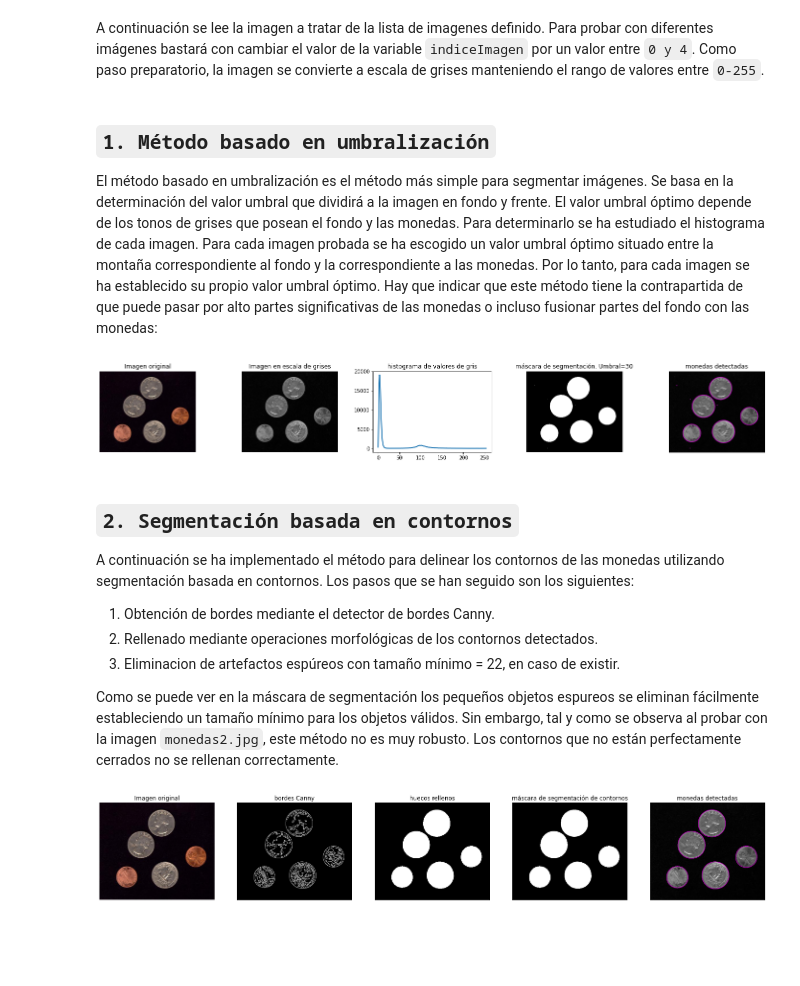
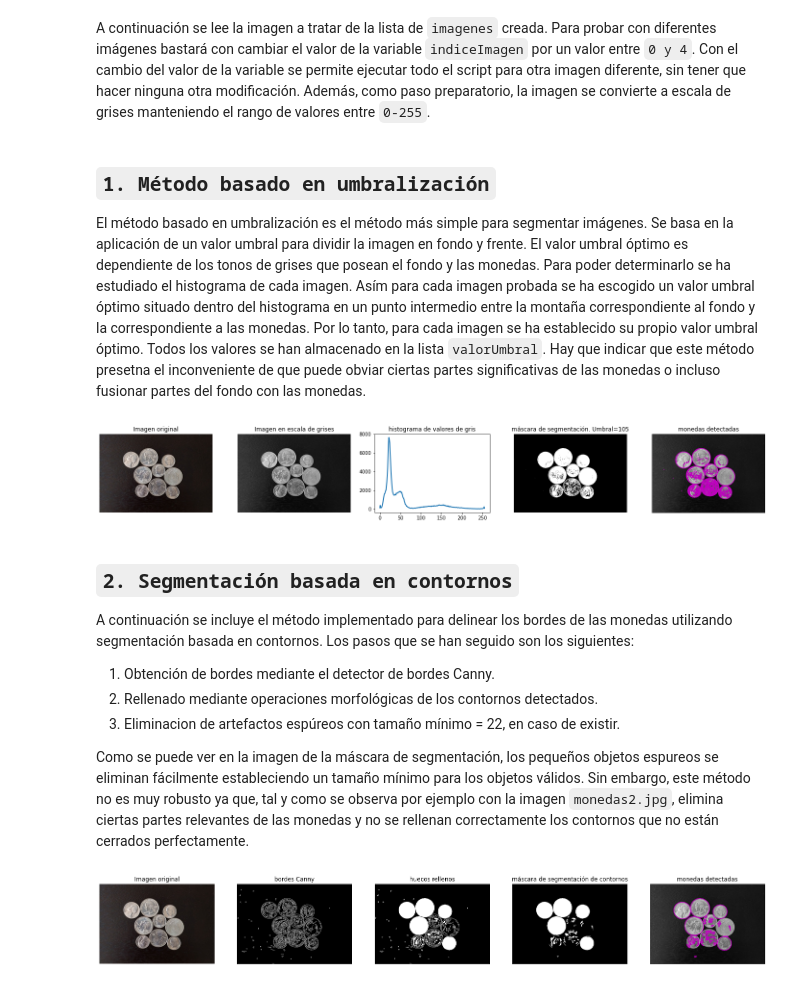
Before and after one commit to azarkiel/PercepcionComputacional, a Jupyter notebook: Actividad3_segmentadores.ipynb, the cells around one changed output. Drawn from its saved outputs; the diff is of its cells as text; code cells hidden in the pictures; blank space fills up the shorter version.

```diff
--- a/Actividad3_segmentadores.ipynb
+++ b/Actividad3_segmentadores.ipynb
@@ -35,55 +62,55 @@ Las imágenes de ``GroundTruth`` empleadas para la evaluación de los segmentado
 # %% [markdown]
-A continuación se lee la imagen a tratar de la lista de imagenes definido. Para probar con diferentes imágenes bastará con cambiar el valor de la variable ``indiceImagen`` por un valor entre ``0 y 4``. Como paso preparatorio, la imagen se convierte a escala de grises manteniendo el rango de valores entre ``0-255``.
+A continuación se lee la imagen a tratar de la lista de ``imagenes`` creada. Para probar con diferentes imágenes bastará con cambiar el valor de la variable ``indiceImagen`` por un valor entre ``0 y 4``. Con el cambio del valor de la variable se permite ejecutar todo el script para otra imagen diferente, sin tener que hacer ninguna otra modificación. Además, como paso preparatorio, la imagen se convierte a escala de grises manteniendo el rango de valores entre ``0-255``.
 # %%
-indiceImagen = 0  # Para probar otras imagenes cambiar el indice por 0,1,2,3 o 4.
+indiceImagen = 1  # Para probar otras imagenes cambiar el indice por 0,1,2,3 o 4.
 imagenOriginal = io.imread(imagenes[indiceImagen])
 monedas = (rgb2grey(imagenOriginal)*256).astype('uint8')
 # %% [markdown]
 ## ``1. Método basado en umbralización``
 
-El método basado en umbralización es el método más simple para segmentar imágenes. Se basa en la determinación del valor umbral que dividirá a la imagen en fondo y frente. El valor umbral óptimo depende de los tonos de grises que posean el fondo y las monedas. Para determinarlo se ha estudiado el histograma de cada imagen. Para cada imagen probada se ha escogido un valor umbral óptimo situado entre la montaña correspondiente al fondo y la correspondiente a las monedas. Por lo tanto, para cada imagen se ha establecido su propio valor umbral óptimo. Hay que indicar que este método tiene la contrapartida de que puede pasar por alto partes significativas de las monedas o incluso fusionar partes del fondo con las monedas:
+El método basado en umbralización es el método más simple para segmentar imágenes. Se basa en la aplicación de un valor umbral para dividir la imagen en fondo y frente. El valor umbral óptimo es dependiente de los tonos de grises que posean el fondo y las monedas. Para poder determinarlo se ha estudiado el histograma de cada imagen. Asím para cada imagen probada se ha escogido un valor umbral óptimo situado dentro del histograma en un punto intermedio entre la montaña correspondiente al fondo y la correspondiente a las monedas. Por lo tanto, para cada imagen se ha establecido su propio valor umbral óptimo. Todos los valores se han almacenado en la lista ``valorUmbral``. Hay que indicar que este método presetna el inconveniente de que puede obviar ciertas partes significativas de las monedas o incluso fusionar partes del fondo con las monedas.
 # %%
 hist, hist_centers = histogram(monedas)
-valorUmbral = [30, 105, 85, 80, 115] # Esta lista contiene el valor umbral para cada una de las imágenes.
+valorUmbral = [30, 105, 85, 80, 115] # Esta lista contiene el valor umbral para cada una de las imágenes
 mascaraUmbralizacion = monedas > valorUmbral[indiceImagen] # Esta máscara será la que utilicemos en la evaluación
 
 plt.figure(figsize=(30,3))
-plt.subplot(1,6,1),plt.imshow(imagenOriginal, cmap=plt.cm.gray);plt.title('Imagen original'), plt.axis('off')
+plt.subplot(1,6,1),plt.imshow(imagenOriginal);plt.title('Imagen original'), plt.axis('off')
 plt.subplot(1,6,2),plt.imshow(monedas, cmap=plt.cm.gray);plt.title('Imagen en escala de grises'), plt.axis('off')
 plt.subplot(1,6,3),plt.plot(hist_centers, hist, lw=2);plt.title('histograma de valores de gris')
-plt.subplot(1,6,4),plt.imshow(mascaraUmbralizacion, cmap=plt.cm.gray);plt.title("máscara de segmentación. Umbral="+str(valorUmbral[indiceImagen])), plt.axis('off')
-plt.subplot(1,6,5),plt.imshow(monedas, cmap=plt.cm.gray),plt.contour(mascaraUmbralizacion, [0.5], linewidths=1.2, colors='m');plt.title('monedas detectadas'), plt.xticks([]), plt.yticks([])
+plt.subplot(1,6,4),plt.imshow(mascaraUmbralizacion, cmap=plt.cm.gray);plt.title("máscara de segmentación. Umbral="+str(valorUmbral[indiceImagen])), plt.axis('off') #Se obtiene el valor umbral de la lista de valores umbrales establecida
+plt.subplot(1,6,5),plt.imshow(monedas, cmap=plt.cm.gray),plt.contour(mascaraUmbralizacion, [0.5], linewidths=1.4, colors='m');plt.title('monedas detectadas'), plt.xticks([]), plt.yticks([])
 plt.show()
 # %% [output]
-[figure, old version]
+[figure, new version]
 # %% [markdown]
 ## ``2. Segmentación basada en contornos``
 
-A continuación se ha implementado el método para delinear los contornos de las monedas utilizando segmentación basada en contornos. Los pasos que se han seguido son los siguientes:
+A continuación se incluye el método implementado para delinear los bordes de las monedas utilizando segmentación basada en contornos. Los pasos que se han seguido son los siguientes:
 1.   Obtención de bordes mediante el detector de bordes Canny.
 2.   Rellenado mediante operaciones morfológicas de los contornos detectados.
 3.   Eliminacion de artefactos espúreos con tamaño mínimo = 22, en caso de existir.
 
-Como se puede ver en la máscara de segmentación los pequeños objetos espureos se eliminan fácilmente estableciendo un tamaño mínimo para los objetos válidos. Sin embargo, tal y como se observa al probar con la imagen ``monedas2.jpg``, este método no es muy robusto. Los contornos que no están perfectamente cerrados no se rellenan correctamente.
+Como se puede ver en la imagen de la máscara de segmentación, los pequeños objetos espureos se eliminan fácilmente estableciendo un tamaño mínimo para los objetos válidos. Sin embargo, este método no es muy robusto ya que, tal y como se observa por ejemplo con la imagen ``monedas2.jpg``, elimina ciertas partes relevantes de las monedas y no se rellenan correctamente los contornos que no están cerrados perfectamente.
 # %%
 from skimage.feature import canny
 from scipy import ndimage as ndi
 from skimage.filters import sobel
 from skimage import morphology
 from skimage import segmentation
 
 bordesCanny = canny(monedas)
-fill_coins = ndi.binary_fill_holes(bordesCanny)
-mascaraContornos = morphology.remove_small_objects(fill_coins, 22)
+monedasRellenadas = ndi.binary_fill_holes(bordesCanny)
+mascaraContornos = morphology.remove_small_objects(monedasRellenadas, 22) # Esta máscara será la que utilicemos en la evaluación
 
 plt.figure(figsize=(30,20))
 plt.subplot(1,6,1),plt.imshow(imagenOriginal, cmap=plt.cm.gray);plt.title('Imagen original'), plt.axis('off')
 plt.subplot(1,6,2),plt.imshow(bordesCanny, cmap=plt.cm.gray);plt.title('bordes Canny'), plt.xticks([]), plt.yticks([])
-plt.subplot(1,6,3),plt.imshow(fill_coins, cmap=plt.cm.gray);plt.title('huecos rellenos'), plt.xticks([]), plt.yticks([])
+plt.subplot(1,6,3),plt.imshow(monedasRellenadas, cmap=plt.cm.gray);plt.title('huecos rellenos'), plt.xticks([]), plt.yticks([])
 plt.subplot(1,6,4),plt.imshow(mascaraContornos, cmap=plt.cm.gray);plt.title('máscara de segmentación de contornos'), plt.xticks([]), plt.yticks([])
-plt.subplot(1,6,5),plt.imshow(monedas, cmap=plt.cm.gray),plt.contour(mascaraContornos, [0.5], linewidths=1.2, colors='m');plt.title('monedas detectadas'), plt.xticks([]), plt.yticks([])
+plt.subplot(1,6,5),plt.imshow(monedas, cmap=plt.cm.gray),plt.contour(mascaraContornos, [0.5], linewidths=1.4, colors='m');plt.title('monedas detectadas'), plt.xticks([]), plt.yticks([])
 plt.show()
 # %% [output]
-[figure, old version]
+[figure, new version]
 # %% [markdown]
 ## ``3. Segmentación basada en regiones``
```
Also changed, not shown: parts of 13 cells of this notebook.
